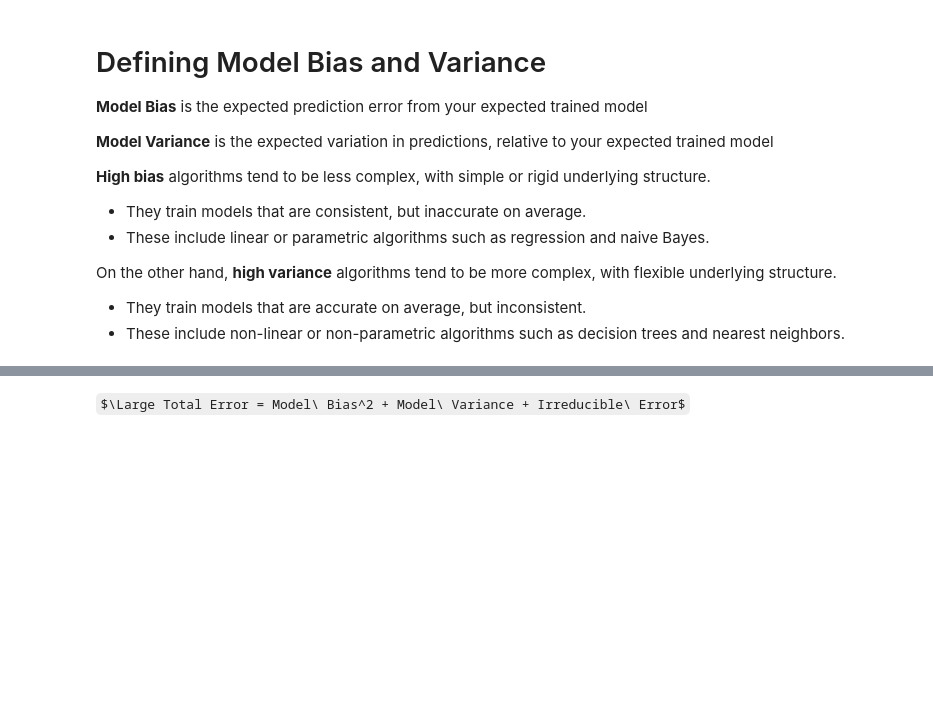
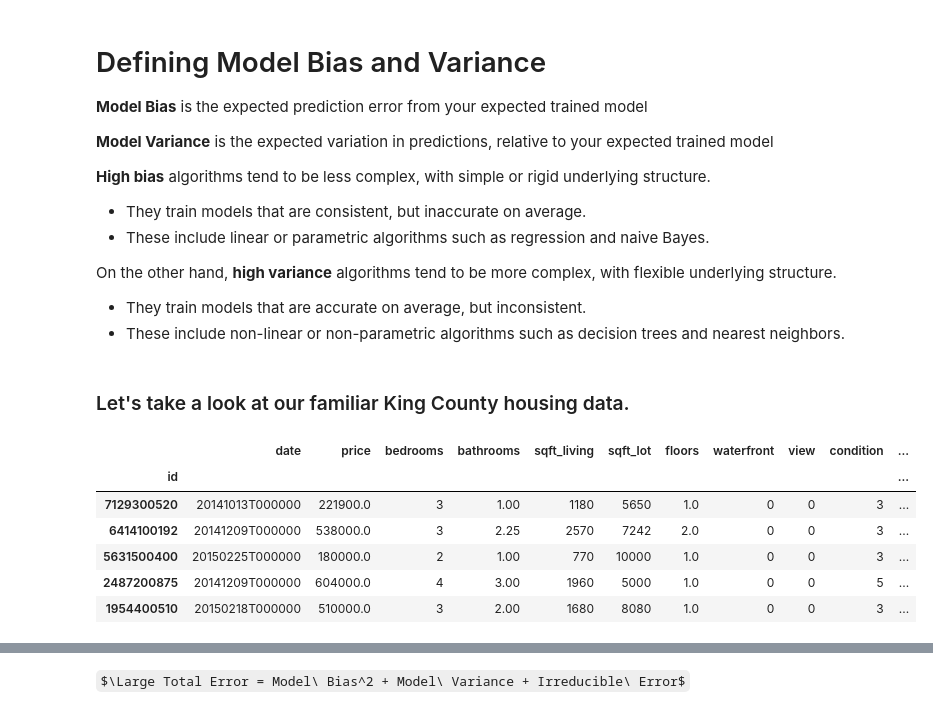
Before and after one commit to lecritch/bias_variance-sea-chi-ds, a Jupyter notebook: index.ipynb, the cells around one changed output, grey strips where cells are left out. Drawn from its saved outputs; the diff is of its cells as text; code cells hidden in the pictures; some formulas as TeX source; blank space fills up the shorter version.

```diff
--- a/index.ipynb
+++ b/index.ipynb
@@ -100,3 +98,19 @@ On the other hand, **high variance** algorithms tend to be more complex, with fl
 
 + They train models that are accurate on average, but inconsistent.
 + These include non-linear or non-parametric algorithms such as decision trees and nearest neighbors.
+# %% [markdown]
+### Let's take a look at our familiar King County housing data.
+# %%
+import pandas as pd
+import numpy as np
+np.random.seed(42)
+df = pd.read_csv('data/kc_housing.csv', index_col='id')
+df.head()
+# %% [output]
+|  | date | price | bedrooms | bathrooms | sqft_living | sqft_lot | floors | waterfront | view | condition | ... |
+| id |  |  |  |  |  |  |  |  |  |  | ... |
+| 7129300520 | 20141013T000000 | 221900.0 | 3 | 1.00 | 1180 | 5650 | 1.0 | 0 | 0 | 3 | ... |
+| 6414100192 | 20141209T000000 | 538000.0 | 3 | 2.25 | 2570 | 7242 | 2.0 | 0 | 0 | 3 | ... |
+| 5631500400 | 20150225T000000 | 180000.0 | 2 | 1.00 | 770 | 10000 | 1.0 | 0 | 0 | 3 | ... |
+| 2487200875 | 20141209T000000 | 604000.0 | 4 | 3.00 | 1960 | 5000 | 1.0 | 0 | 0 | 5 | ... |
+| 1954400510 | 20150218T000000 | 510000.0 | 3 | 2.00 | 1680 | 8080 | 1.0 | 0 | 0 | 3 | ... |
```
Also changed, not shown: parts of 48 cells of this notebook, 4 other files.
